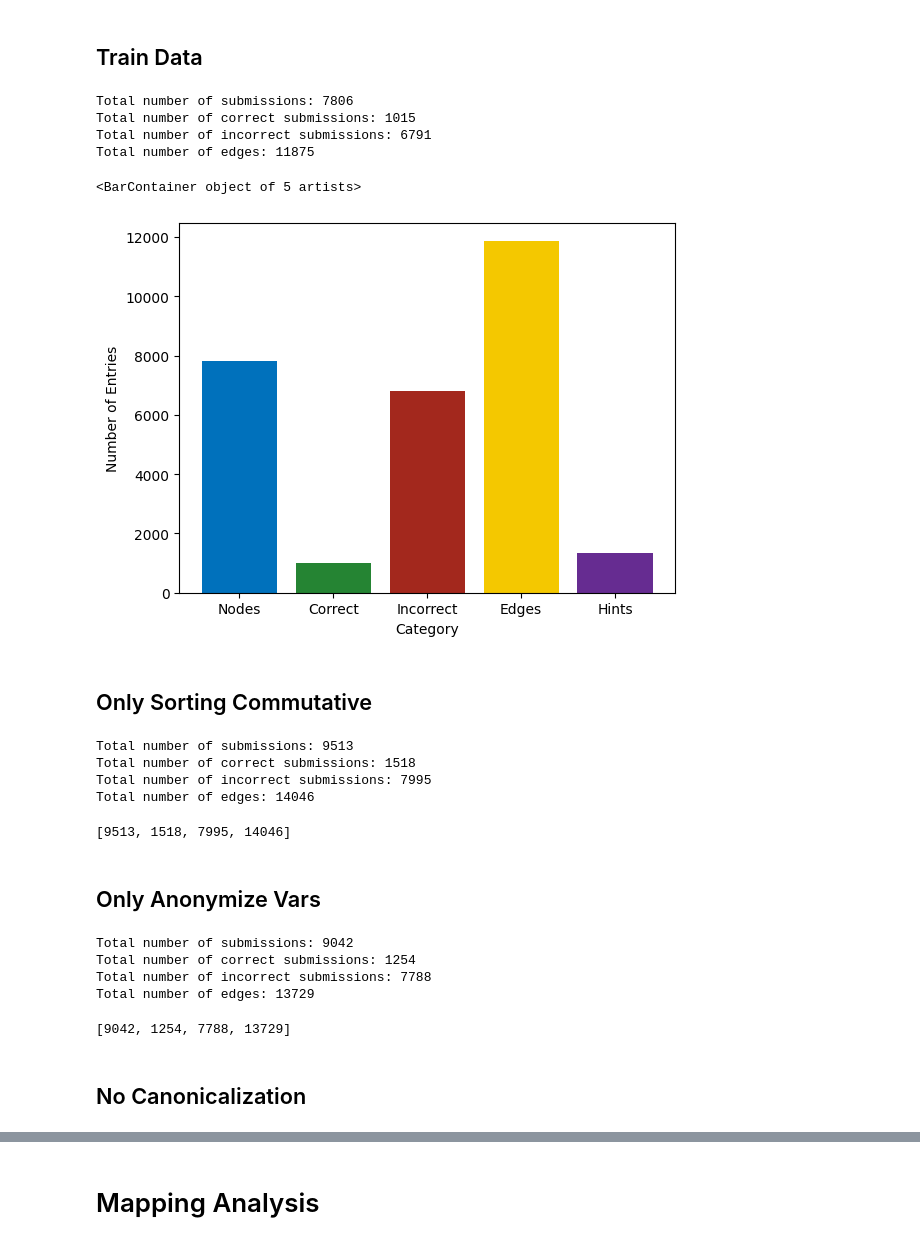
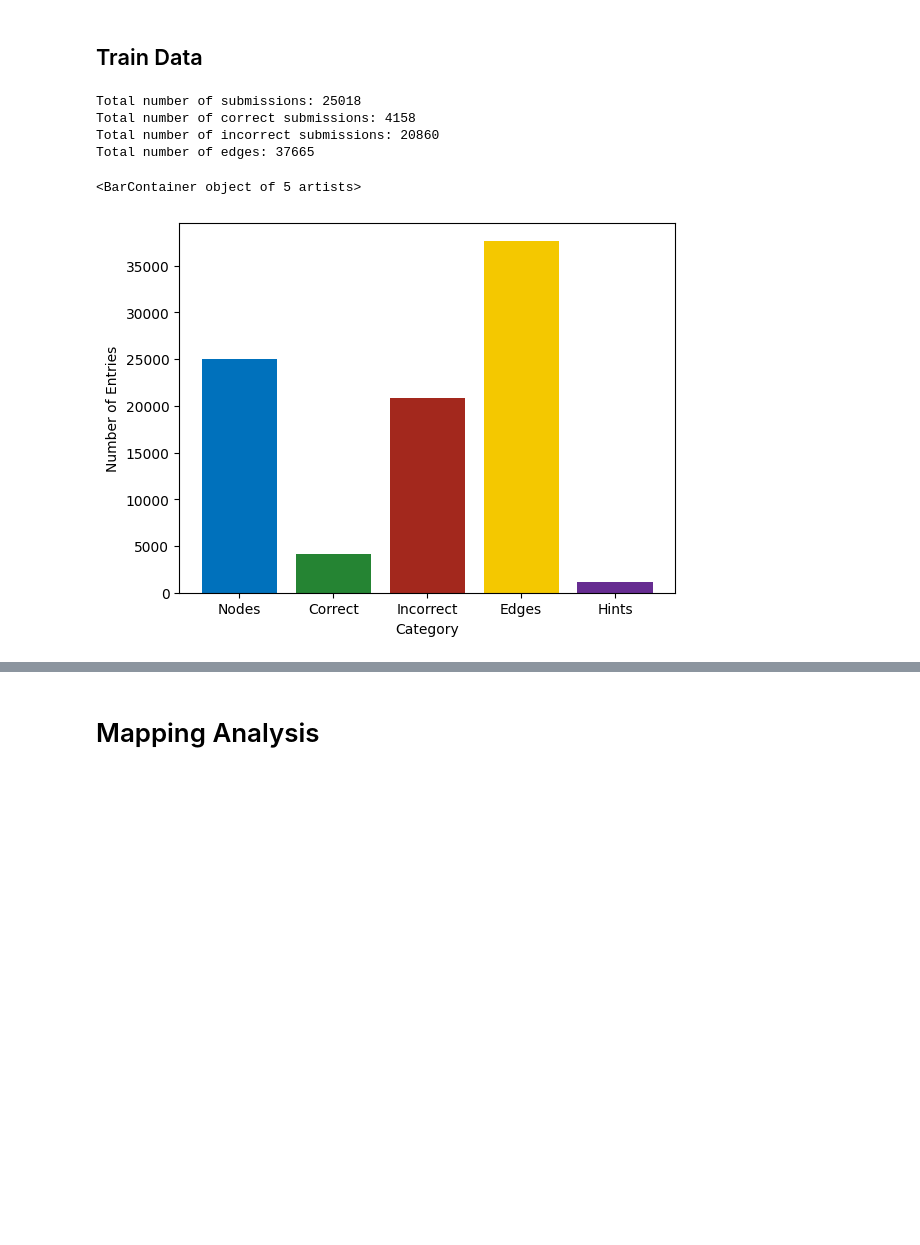
Before and after one commit to anaines14/HiGenA, a Jupyter notebook: data/data_analysis.ipynb, the cells around one changed output, grey strips where cells are left out. Cells and saved outputs as stored; diff of their text form; code cells hidden in the pictures; blank space fills up the shorter version.

Commit message:
🩹 (Update): Values with new dataset

```diff
--- a/data/data_analysis.ipynb
+++ b/data/data_analysis.ipynb
@@ -31,7 +31,7 @@ def importPreparedData(path, type="csv"):
     # path: path to the csv files
     # return: dictionary of dataframes for each challenge and each predicate
 
-    allDfs = {} # Dictionary of dataframes for each challenge and each predicate
+    dfs = {} # Dictionary of dataframes for each challenge and each predicate
 
     # Iterate over the folders
     for folder in os.listdir(path):
@@ -46,19 +46,21 @@ def importPreparedData(path, type="csv"):
                 print("Error: unknown file type")
                 return
             # Add the dataframe to the dictionary
-            if folder not in allDfs:
-                allDfs[folder] = {}
+            if folder not in dfs:
+                dfs[folder] = {}
             cmd = re.sub("\..*", "", file)
-            allDfs[folder][cmd] = df
+            dfs[folder][cmd] = df
 
-
-
-    return allDfs
+    return dfs
 
 # Import the csv files
-allDfs = importPreparedData("./all/")
-trainDfs = importPreparedData("./train/")
-testDfs = importPreparedData("./test/", "json")
+dir = "./datasets/prepared/"
+allDfs = importPreparedData(dir + "all/")
+trainDfs = importPreparedData(dir + "train/")
+testDfs = importPreparedData(dir + "test/", "json")
+no_canon = importPreparedData(dir + "no_canon/")
+only_sort = importPreparedData(dir + "only_sort/")
+only_anon = importPreparedData(dir + "only_anon/")
 # %% [markdown]
 # Data analysis
 # %% [markdown]
@@ -229,0 +229,2 @@ Total number of unique ASTs: 1140
+# %%
+df = analyzePreparedData(only_anon)
@@ -269,41 +293,17 @@ Total number of edges: 13596
 # %%
 df = importGraphAnalytics(PATH + "train.csv")
 data = analyzeGraphAnalytics(df)
 
-data += [1346]
+data += [1180]
 labels = ["Nodes", "Correct", "Incorrect", "Edges", "Hints"]
 
 plt.ylabel("Number of Entries")
 plt.xlabel("Category")
 plt.bar(labels, data, color=["#0071bc", "#258433", "#a3281d", "#f4c800", "#662c91"])
 # %% [output]
-Total number of submissions: 7806
-Total number of correct submissions: 1015
-Total number of incorrect submissions: 6791
-Total number of edges: 11875
+Total number of submissions: 25018
+Total number of correct submissions: 4158
+Total number of incorrect submissions: 20860
+Total number of edges: 37665
 <BarContainer object of 5 artists>
-[figure, old version]
+[figure, new version]
-# %% [markdown]
-## Only Sorting Commutative
-# %%
-df = importGraphAnalytics(PATH + "only_sort.csv")
-analyzeGraphAnalytics(df)
-# %% [output]
-Total number of submissions: 9513
-Total number of correct submissions: 1518
-Total number of incorrect submissions: 7995
-Total number of edges: 14046
-[9513, 1518, 7995, 14046]
-# %% [markdown]
-## Only Anonymize Vars
-# %%
-df = importGraphAnalytics(PATH + "only_anon.csv")
-analyzeGraphAnalytics(df)
-# %% [output]
-Total number of submissions: 9042
-Total number of correct submissions: 1254
-Total number of incorrect submissions: 7788
-Total number of edges: 13729
-[9042, 1254, 7788, 13729]
-# %% [markdown]
-## No Canonicalization
```
Also changed, not shown: parts of 22 cells of this notebook, 14 other files.
